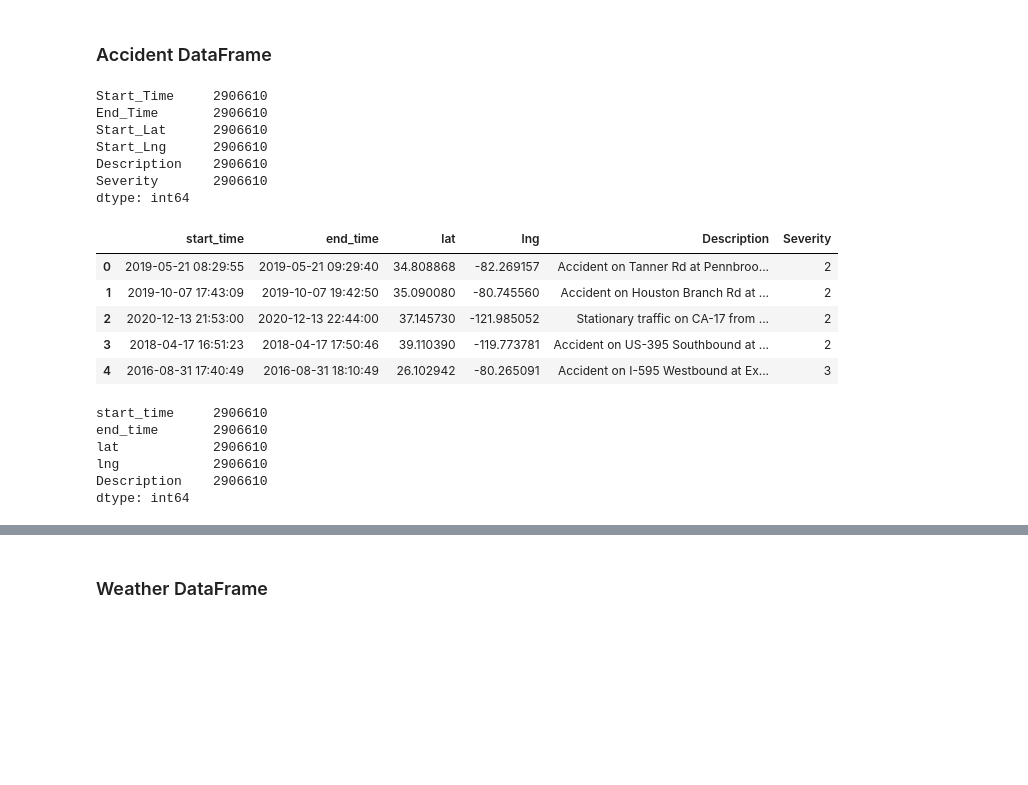
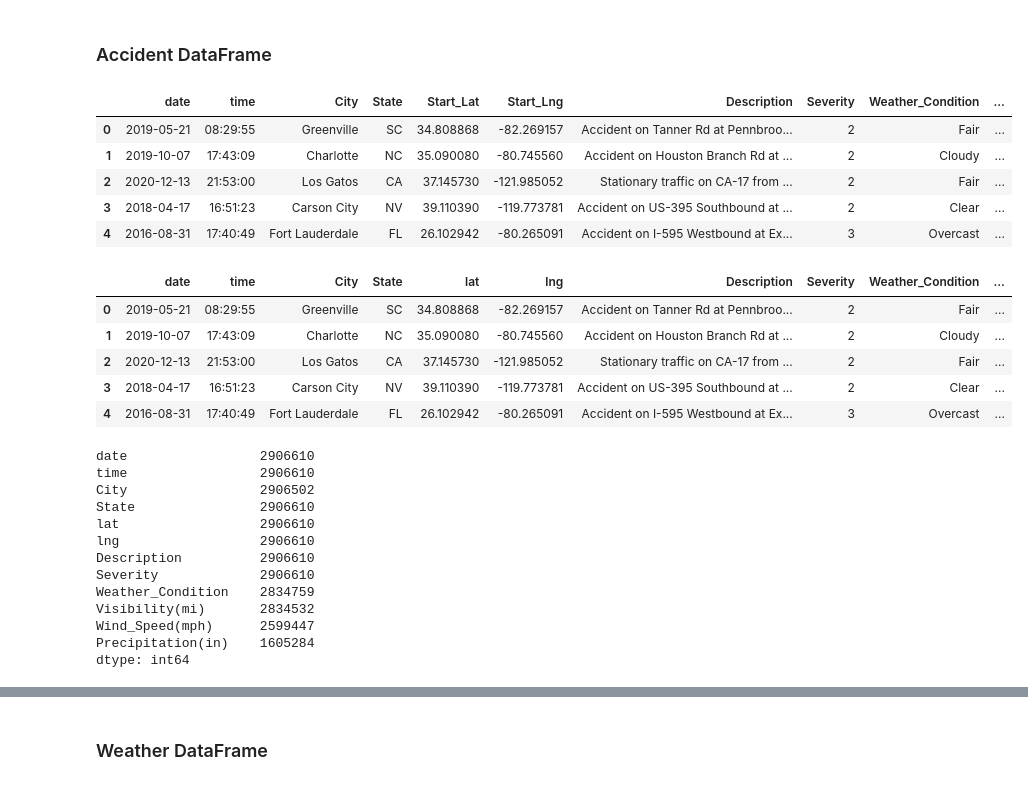
Before and after one commit to lstark85/Project-2, a Jupyter notebook: project_data.ipynb, the cells around one changed output, grey strips where cells are left out. Saved outputs shown, nothing was run; the diff lists cells and outputs as text; code cells hidden in the pictures; blank space fills up the shorter version.

```diff
--- a/project_data.ipynb
+++ b/project_data.ipynb
@@ -19,3 +21,7 @@ accident_data_df.head()
 | 3 | A-4 | 2 | 2018-04-17 16:51:23 | 2018-04-17 17:50:46 | 39.110390 | -119.773781 | 39.110390 | -119.773781 | 0.0 | ... |
 | 4 | A-5 | 3 | 2016-08-31 17:40:49 | 2016-08-31 18:10:49 | 26.102942 | -80.265091 | 26.102942 | -80.265091 | 0.0 | ... |
 5 rows × 47 columns
+# %%
+accident_data_df['date'] = pd.to_datetime(accident_data_df['Start_Time']).dt.date
+accident_data_df['time'] = pd.to_datetime(accident_data_df['Start_Time']).dt.time
+accident_data_df.head()
@@ -35,40 +60,46 @@ weather_data_df.head()
 # %% [markdown]
 ### Accident DataFrame
 # %%
-transformed_accident = accident_data_df[["Start_Time", "End_Time", "Start_Lat", "Start_Lng", "Description", "Severity"]]
+transformed_accident = accident_data_df[[ "date", "time", "City", "State","Start_Lat", "Start_Lng", "Description",
+                                         "Severity", "Weather_Condition", "Visibility(mi)", "Wind_Speed(mph)",
+                                         "Precipitation(in)"]]
 transformed_accident.head()
-transformed_accident.count()
+#transformed_accident.count()
 # %% [output]
-Start_Time     2906610
-End_Time       2906610
-Start_Lat      2906610
-Start_Lng      2906610
-Description    2906610
-Severity       2906610
-dtype: int64
+|  | date | time | City | State | Start_Lat | Start_Lng | Description | Severity | Weather_Condition | ... |
+| 0 | 2019-05-21 | 08:29:55 | Greenville | SC | 34.808868 | -82.269157 | Accident on Tanner Rd at Pennbroo... | 2 | Fair | ... |
+| 1 | 2019-10-07 | 17:43:09 | Charlotte | NC | 35.090080 | -80.745560 | Accident on Houston Branch Rd at ... | 2 | Cloudy | ... |
+| 2 | 2020-12-13 | 21:53:00 | Los Gatos | CA | 37.145730 | -121.985052 | Stationary traffic on CA-17 from ... | 2 | Fair | ... |
+| 3 | 2018-04-17 | 16:51:23 | Carson City | NV | 39.110390 | -119.773781 | Accident on US-395 Southbound at ... | 2 | Clear | ... |
+| 4 | 2016-08-31 | 17:40:49 | Fort Lauderdale | FL | 26.102942 | -80.265091 | Accident on I-595 Westbound at Ex... | 3 | Overcast | ... |
 # %%
 #Rename columns
-transformed_accident = transformed_accident.rename(columns = {"Start_Time" : "start_time",
-                                                              "End_Time" : "end_time",
-                                                             "Start_Lat" : "lat",
+transformed_accident = transformed_accident.rename(columns = {"Start_Lat" : "lat",
                                                              "Start_Lng" : "lng"})
 
 transformed_accident.head()
 # %% [output]
-|  | start_time | end_time | lat | lng | Description | Severity |
-| 0 | 2019-05-21 08:29:55 | 2019-05-21 09:29:40 | 34.808868 | -82.269157 | Accident on Tanner Rd at Pennbroo... | 2 |
-| 1 | 2019-10-07 17:43:09 | 2019-10-07 19:42:50 | 35.090080 | -80.745560 | Accident on Houston Branch Rd at ... | 2 |
-| 2 | 2020-12-13 21:53:00 | 2020-12-13 22:44:00 | 37.145730 | -121.985052 | Stationary traffic on CA-17 from ... | 2 |
-| 3 | 2018-04-17 16:51:23 | 2018-04-17 17:50:46 | 39.110390 | -119.773781 | Accident on US-395 Southbound at ... | 2 |
-| 4 | 2016-08-31 17:40:49 | 2016-08-31 18:10:49 | 26.102942 | -80.265091 | Accident on I-595 Westbound at Ex... | 3 |
+|  | date | time | City | State | lat | lng | Description | Severity | Weather_Condition | ... |
+| 0 | 2019-05-21 | 08:29:55 | Greenville | SC | 34.808868 | -82.269157 | Accident on Tanner Rd at Pennbroo... | 2 | Fair | ... |
+| 1 | 2019-10-07 | 17:43:09 | Charlotte | NC | 35.090080 | -80.745560 | Accident on Houston Branch Rd at ... | 2 | Cloudy | ... |
+| 2 | 2020-12-13 | 21:53:00 | Los Gatos | CA | 37.145730 | -121.985052 | Stationary traffic on CA-17 from ... | 2 | Fair | ... |
+| 3 | 2018-04-17 | 16:51:23 | Carson City | NV | 39.110390 | -119.773781 | Accident on US-395 Southbound at ... | 2 | Clear | ... |
+| 4 | 2016-08-31 | 17:40:49 | Fort Lauderdale | FL | 26.102942 | -80.265091 | Accident on I-595 Westbound at Ex... | 3 | Overcast | ... |
 # %%
 # Clean the data by dropping duplicates
 transformed_accident.drop_duplicates
 transformed_accident.count()
 # %% [output]
-start_time     2906610
-end_time       2906610
-lat            2906610
-lng            2906610
-Description    2906610
+date                 2906610
+time                 2906610
+City                 2906502
+State                2906610
+lat                  2906610
+lng                  2906610
+Description          2906610
+Severity             2906610
+Weather_Condition    2834759
+Visibility(mi)       2834532
+Wind_Speed(mph)      2599447
+Precipitation(in)    1605284
 dtype: int64
```
Also changed, not shown: parts of 10 cells of this notebook.
